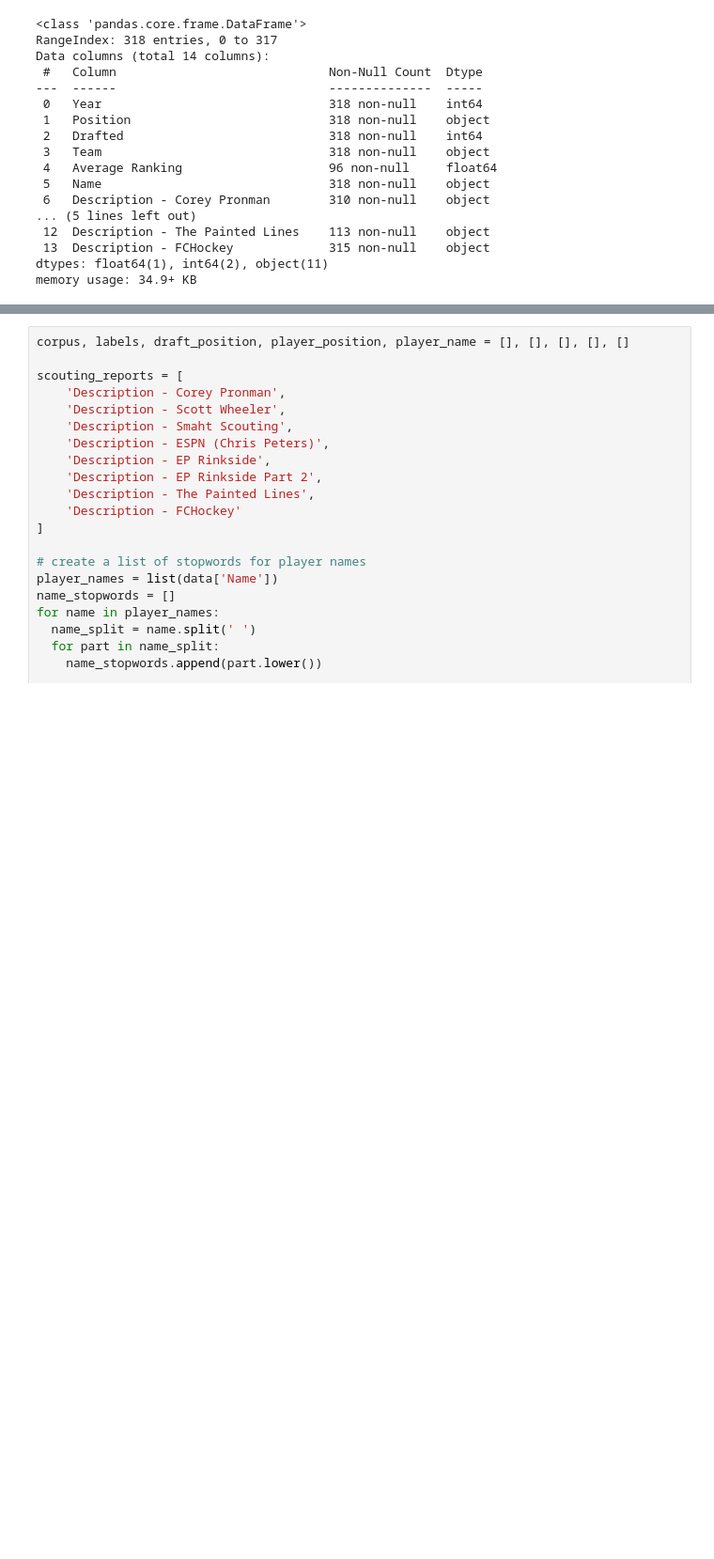
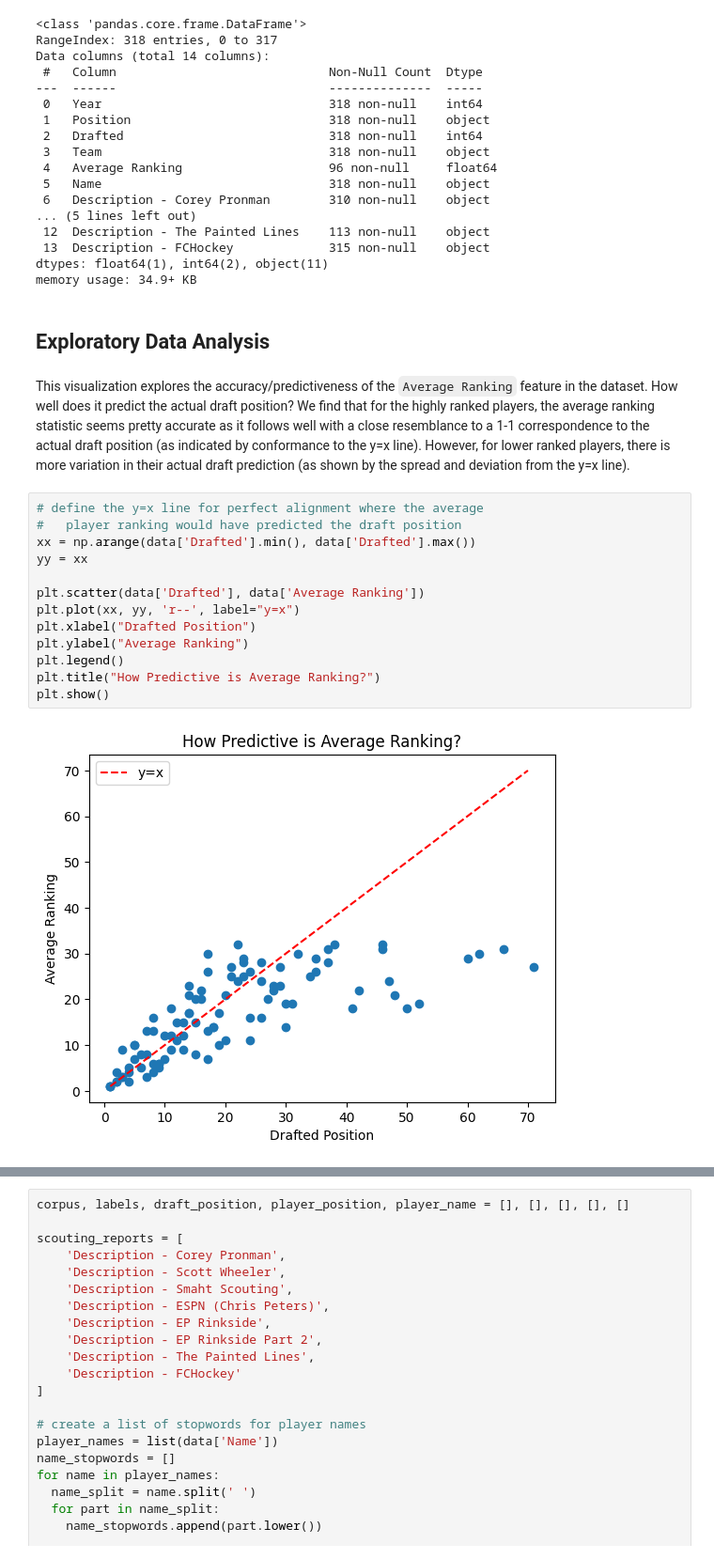
Before and after one commit to quochuyn/nhl-draft-predictions, a Jupyter notebook: NLP_Draft_Analysis_Example.ipynb, the cells around one changed output, grey strips where cells are left out. Shown: that part at 94% size. Drawn from its saved outputs; the diff is of its cells as text; blank space fills up the shorter version.

```diff
--- a/NLP_Draft_Analysis_Example.ipynb
+++ b/NLP_Draft_Analysis_Example.ipynb
@@ -72,3 +74,22 @@ Data columns (total 14 columns):
  13  Description - FCHockey             315 non-null    object
 dtypes: float64(1), int64(2), object(11)
 memory usage: 34.9+ KB
+# %% [markdown]
+## Exploratory Data Analysis
+# %% [markdown]
+This visualization explores the accuracy/predictiveness of the `Average Ranking` feature in the dataset. How well does it predict the actual draft position? We find that for the highly ranked players, the average ranking statistic seems pretty accurate as it follows well with a close resemblance to a 1-1 correspondence to the actual draft position (as indicated by conformance to the y=x line). However, for lower ranked players, there is more variation in their actual draft prediction (as shown by the spread and deviation from the y=x line).
+# %%
+# define the y=x line for perfect alignment where the average
+#   player ranking would have predicted the draft position
+xx = np.arange(data['Drafted'].min(), data['Drafted'].max())
+yy = xx
+
+plt.scatter(data['Drafted'], data['Average Ranking'])
+plt.plot(xx, yy, 'r--', label="y=x")
+plt.xlabel("Drafted Position")
+plt.ylabel("Average Ranking")
+plt.legend()
+plt.title("How Predictive is Average Ranking?")
+plt.show()
+# %% [output]
+[figure, added]
```
Also changed, not shown: parts of 7 cells of this notebook.
